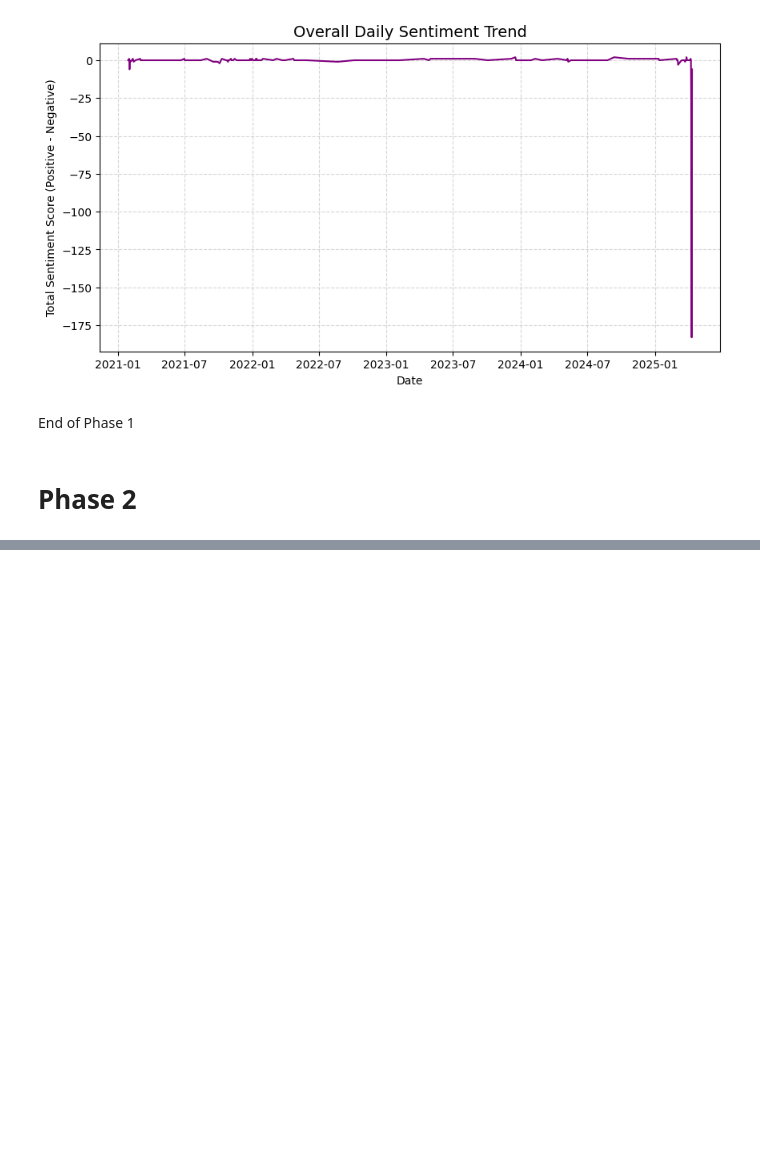
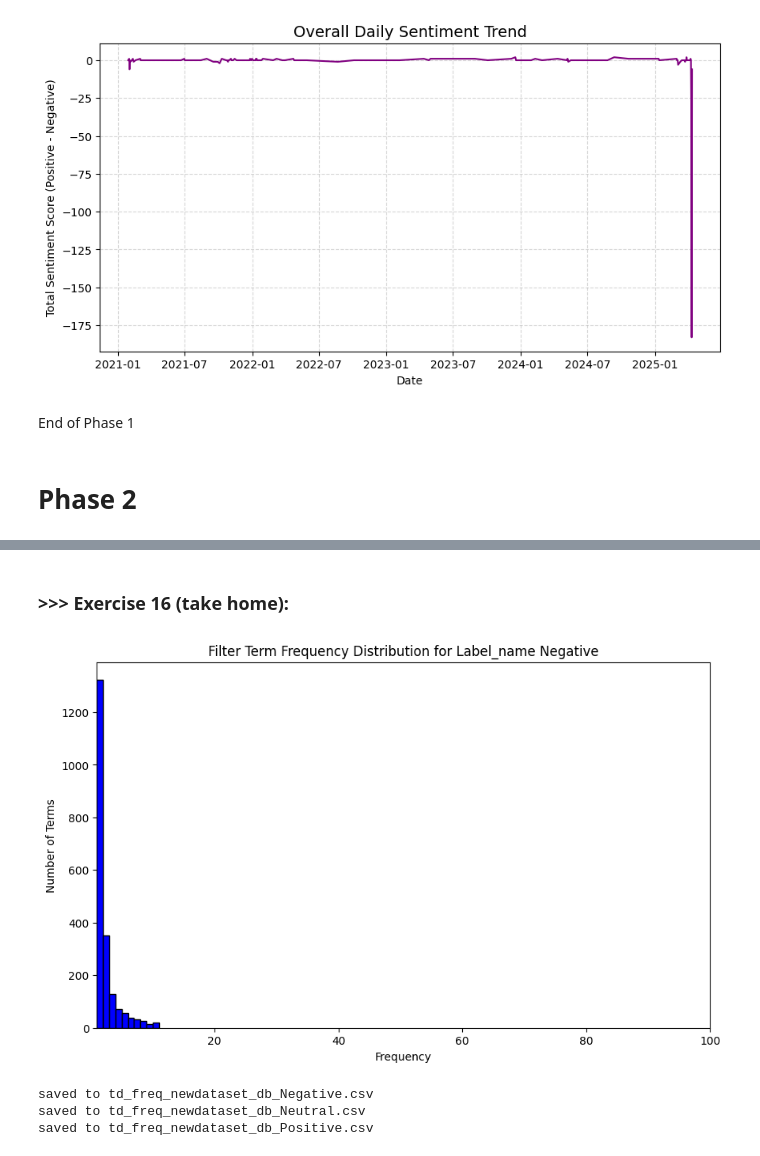
Before and after one commit to rampageben/DM2025-Lab1-Exercise, a Jupyter notebook: DM2025-Lab1-Homework.ipynb, the cells around one changed output, grey strips where cells are left out. Drawn from its saved outputs; the diff is of its cells as text; code cells hidden in the pictures; blank space fills up the shorter version.

```diff
--- a/DM2025-Lab1-Homework.ipynb
+++ b/DM2025-Lab1-Homework.ipynb
@@ -831,0 +973,31 @@ End of Phase 1
+# %%
+label_name= 0 #You can change it from 0 to 2
+# Filter the bottom 1% and top 5% words based on their sum across all documents
+def filter_top_bottom_words_by_sum(term_document_df, top_percent=0.05, bottom_percent=0.01):
+    # Calculate the sum of each word across all documents
+    word_sums = term_document_df.sum(axis=0)
+
+    # Sort the words by their total sum
+    sorted_words = word_sums.sort_values()
+
+    # Calculate the number of words to remove
+    total_words = len(sorted_words)
+    top_n = int(top_percent * total_words)
+    bottom_n = int(bottom_percent * total_words)
+
+    # Get the words to remove from the top 5% and bottom 1%
+    words_to_remove = pd.concat([sorted_words.head(bottom_n), sorted_words.tail(top_n)]).index
+    print(f'Bottom {bottom_percent*100}% words: \n{sorted_words.head(bottom_n)}') #Here we print which words correspond to the bottom percentage we filter
+    print(f'Top {top_percent*100}% words: \n{sorted_words.tail(top_n)}') #Here we print which words correspond to the top percentage we filter
+    # Return the DataFrame without the filtered words
+    return term_document_df.drop(columns=words_to_remove)
+
+# Apply the filtering function to each label_name
+term_document_dfs = {}
+
+for label in label_names:
+    print(f'\nFor label_name {label} we filter the following words:')
+    term_document_dfs[label] = filter_top_bottom_words_by_sum(filt_term_document_dfs[label])
+# Example: Display the filtered DataFrame for one of the label_name
+print(f"Filtered Term-Document Frequency DataFrame for label_name {label_names[label_name]}:")
+term_document_dfs[label_names[label_name]]
@@ -831,0 +1035,44 @@ End of Phase 1
+# %% [markdown]
+### >>> **Exercise 16 (take home):**
+# %%
+label_name=0#You can change it from 0 to 3
+word_counts = term_document_dfs[label_names[label_name]].sum(axis=0).to_numpy()
+
+# Visualize the frequency distribution
+plt.figure(figsize=(10, 6))
+plt.hist(word_counts, bins=10, color='blue', edgecolor='black')
+plt.title(f'Filter Term Frequency Distribution for Label_name {label_names[label_name]}')
+plt.xlabel('Frequency')
+plt.ylabel('Number of Terms')
+plt.xlim(1, 100)
+plt.show()
+# Apply the filtering function to each label_name
+# The resulting distribution is substantially more concentrated, indicating that the extreme frequencies have been effectively removed.
+# %% [output]
+[figure, added]
+# %%
+import os
+output_dir = "D:\\2025DM\\DM2025Labs\\DM2025-Lab1-Exercise"
+os.chdir(output_dir)
+def dataframe_to_transactions(term_document_df, threshold=1):
+    transactions = []
+    for _, row in term_document_df.iterrows():
+        transaction = row[row >= threshold].index.tolist()
+        transactions.append(transaction)
+    return transactions
+
+def save_transactions_to_csv(transactions, output_path):
+    with open(output_path, 'w', encoding='utf-8') as f:
+        for transaction in transactions:
+            f.write(','.join(transaction) + '\n')
+
+#
+for label_name, df in term_document_dfs.items():
+    transactions = dataframe_to_transactions(df, threshold=1)
+    output_file = (f"td_freq_newdataset_db_{label_name}.csv")
+    save_transactions_to_csv(transactions, output_file)
+    print(f"saved to {output_file}")
+# %% [output]
+saved to td_freq_newdataset_db_Negative.csv
+saved to td_freq_newdataset_db_Neutral.csv
+saved to td_freq_newdataset_db_Positive.csv
```
Also changed, not shown: parts of 63 cells of this notebook.
